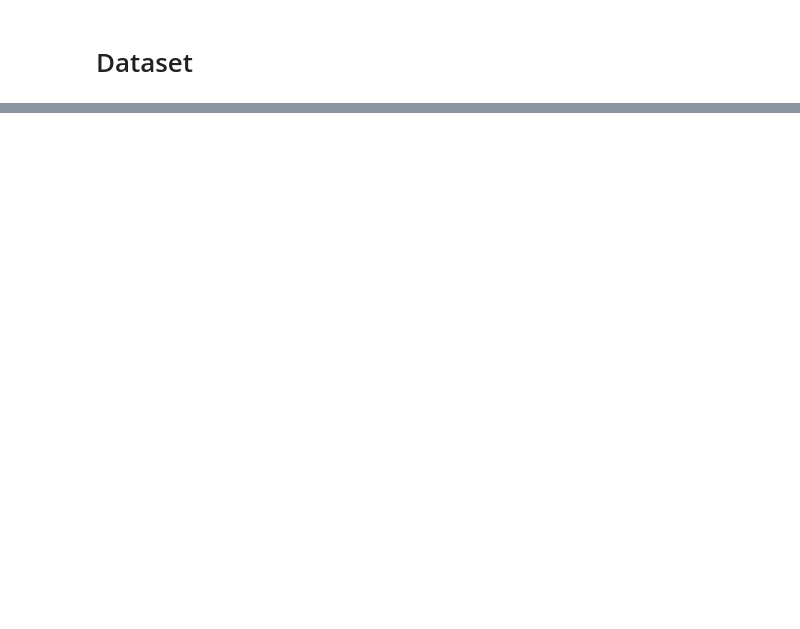
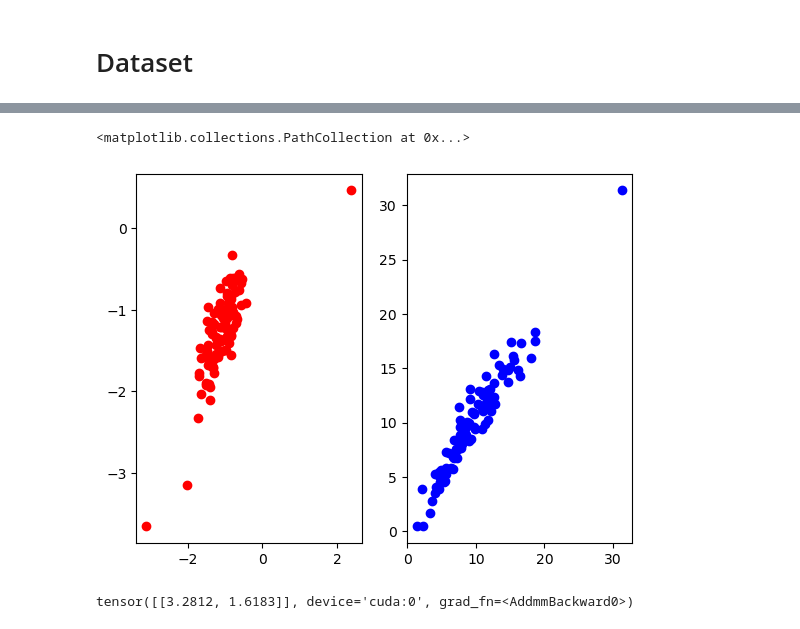
Before and after one commit to SolidusAbi/AnomalyDetection, a Jupyter notebook: notebooks/vae.ipynb, the cells around one changed output, grey strips where cells are left out. Cells and saved outputs as stored; diff of their text form; code cells hidden in the pictures; blank space fills up the shorter version.

```diff
--- a/notebooks/vae.ipynb
+++ b/notebooks/vae.ipynb
@@ -152,0 +169,12 @@ torch.Size([1, 24, 4, 4])
+# %%
+plt.subplot(1,2,1)
+plt.scatter(torch.cat(z_0)[:,0], torch.cat(z_0)[:,1], c='r')
+plt.subplot(1,2,2)
+plt.scatter(torch.cat(z_1)[:,0], torch.cat(z_1)[:,1], c='b')
+# %% [output]
+<matplotlib.collections.PathCollection at 0x...>
+[figure, added]
+# %%
+model.botleneck.mu
+# %% [output]
+tensor([[3.2812, 1.6183]], device='cuda:0', grad_fn=<AddmmBackward0>)
```
Also changed, not shown: parts of 20 cells of this notebook.
